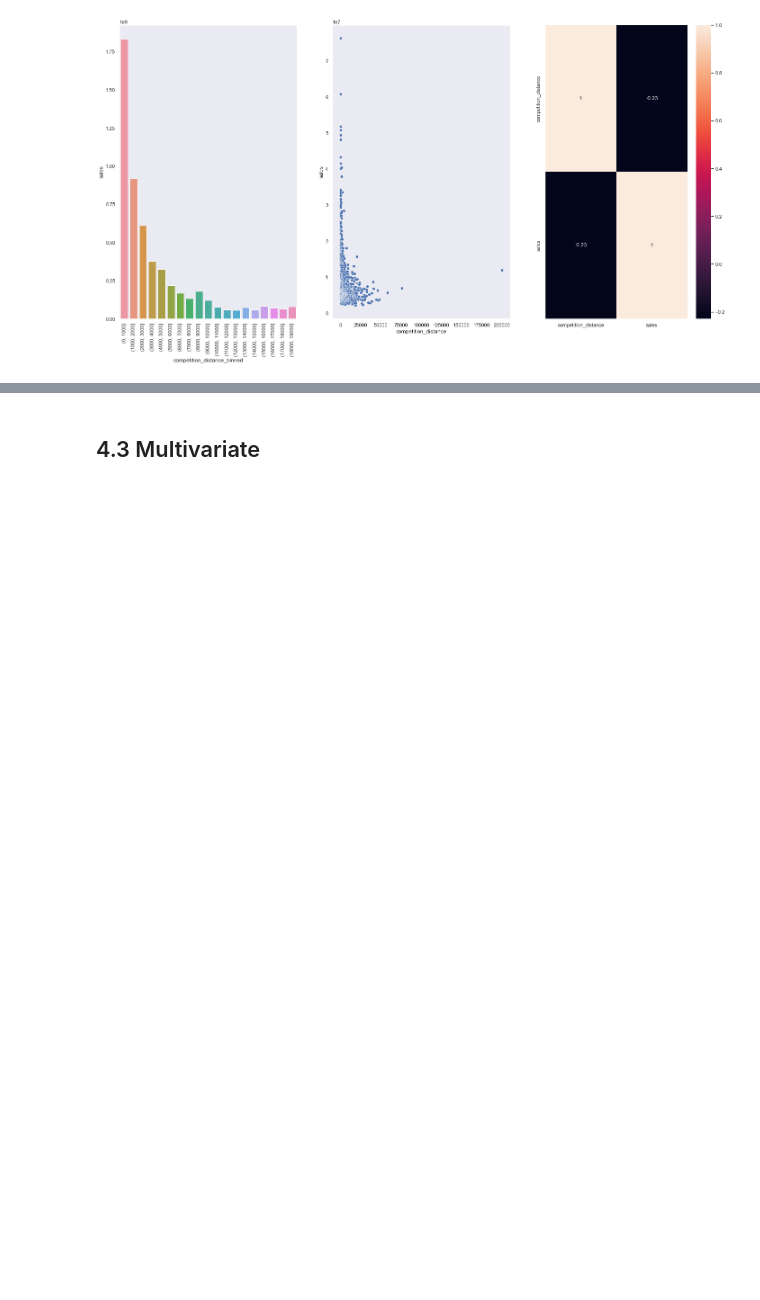
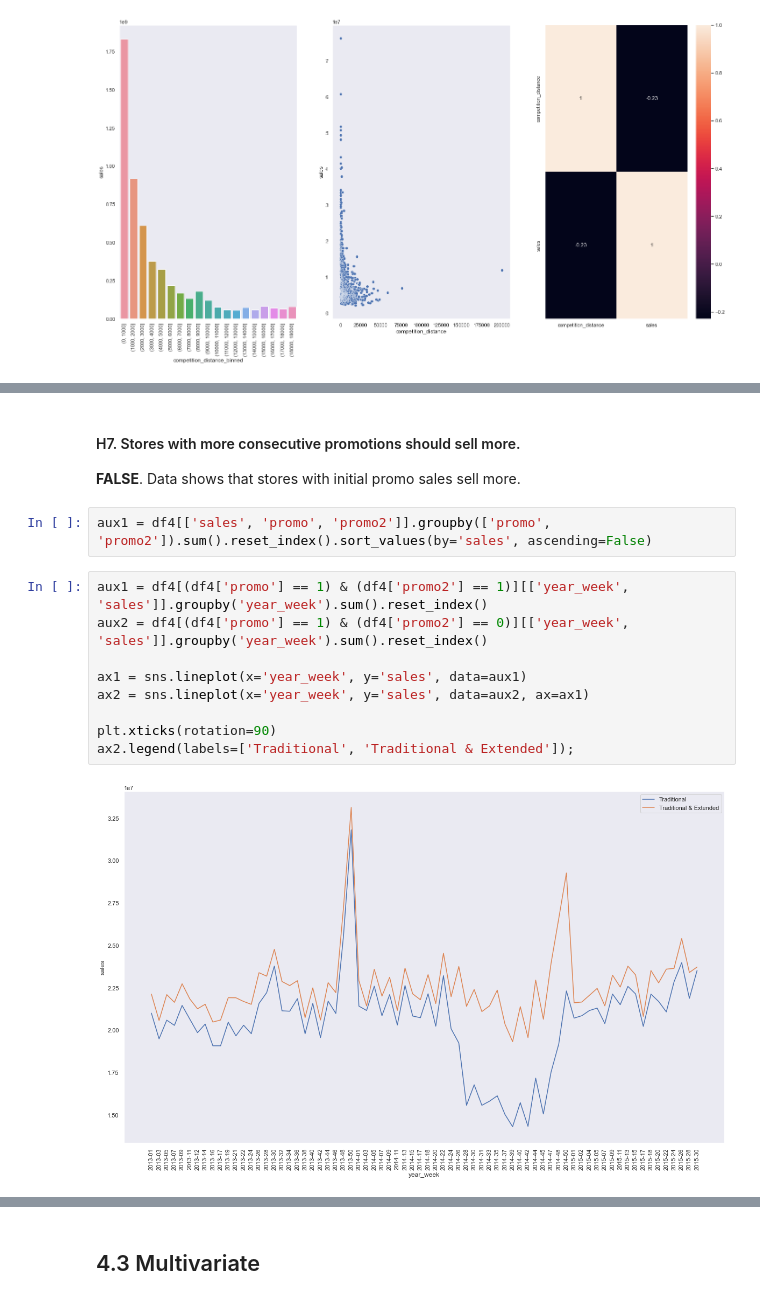
Before and after one commit to andrearaujo111/ds-em-producao, a Jupyter notebook: m04_a01_store_sales_prediction.ipynb, the cells around one changed output, grey strips where cells are left out. Drawn from its saved outputs; the diff is of its cells as text; blank space fills up the shorter version.

```diff
--- a/m04_a01_store_sales_prediction.ipynb
+++ b/m04_a01_store_sales_prediction.ipynb
@@ -513,0 +541,16 @@ sns.regplot(x='competition_time_month', y='sales', data=aux2);
+# %% [markdown]
+#### H7. Stores with more consecutive promotions should sell more.
+**FALSE**. Data shows that stores with initial promo sales sell more.
+# %%
+aux1 = df4[['sales', 'promo', 'promo2']].groupby(['promo', 'promo2']).sum().reset_index().sort_values(by='sales', ascending=False)
+# %%
+aux1 = df4[(df4['promo'] == 1) & (df4['promo2'] == 1)][['year_week', 'sales']].groupby('year_week').sum().reset_index()
+aux2 = df4[(df4['promo'] == 1) & (df4['promo2'] == 0)][['year_week', 'sales']].groupby('year_week').sum().reset_index()
+
+ax1 = sns.lineplot(x='year_week', y='sales', data=aux1)
+ax2 = sns.lineplot(x='year_week', y='sales', data=aux2, ax=ax1)
+
+plt.xticks(rotation=90)
+ax2.legend(labels=['Traditional', 'Traditional & Extended']);
+# %% [output]
+[figure, added]
```
Also changed, not shown: parts of 56 cells of this notebook.
